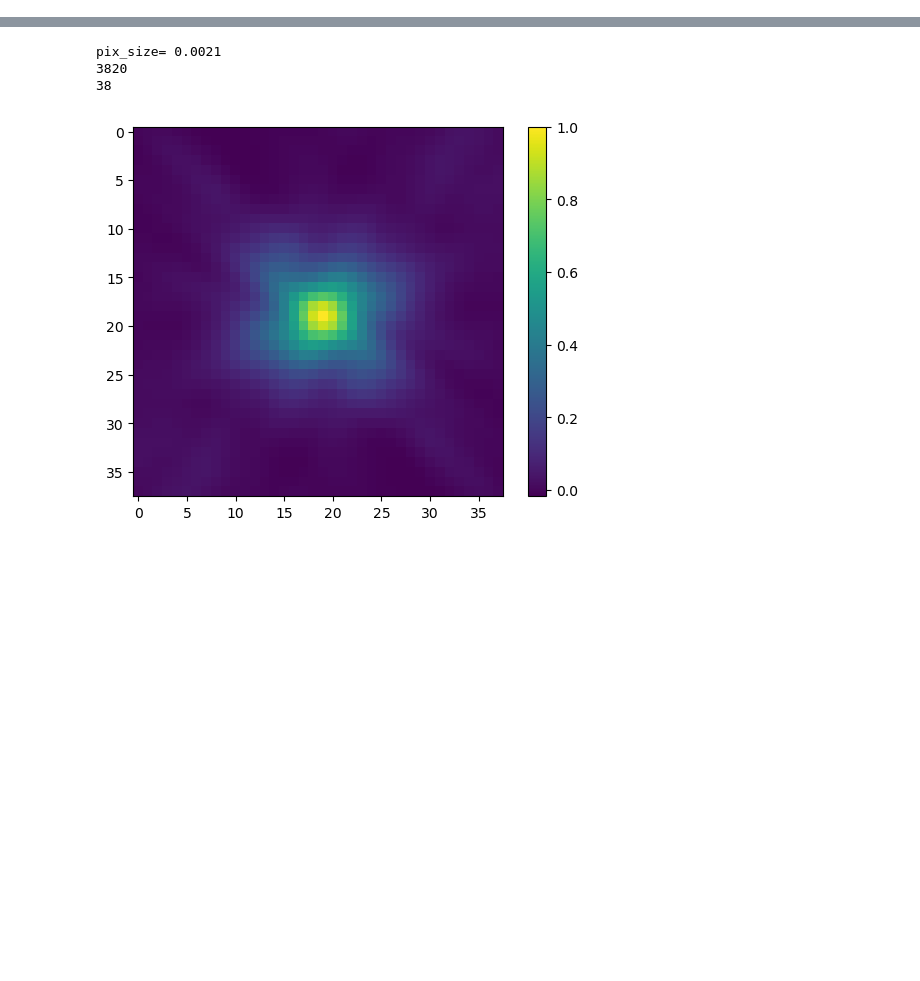
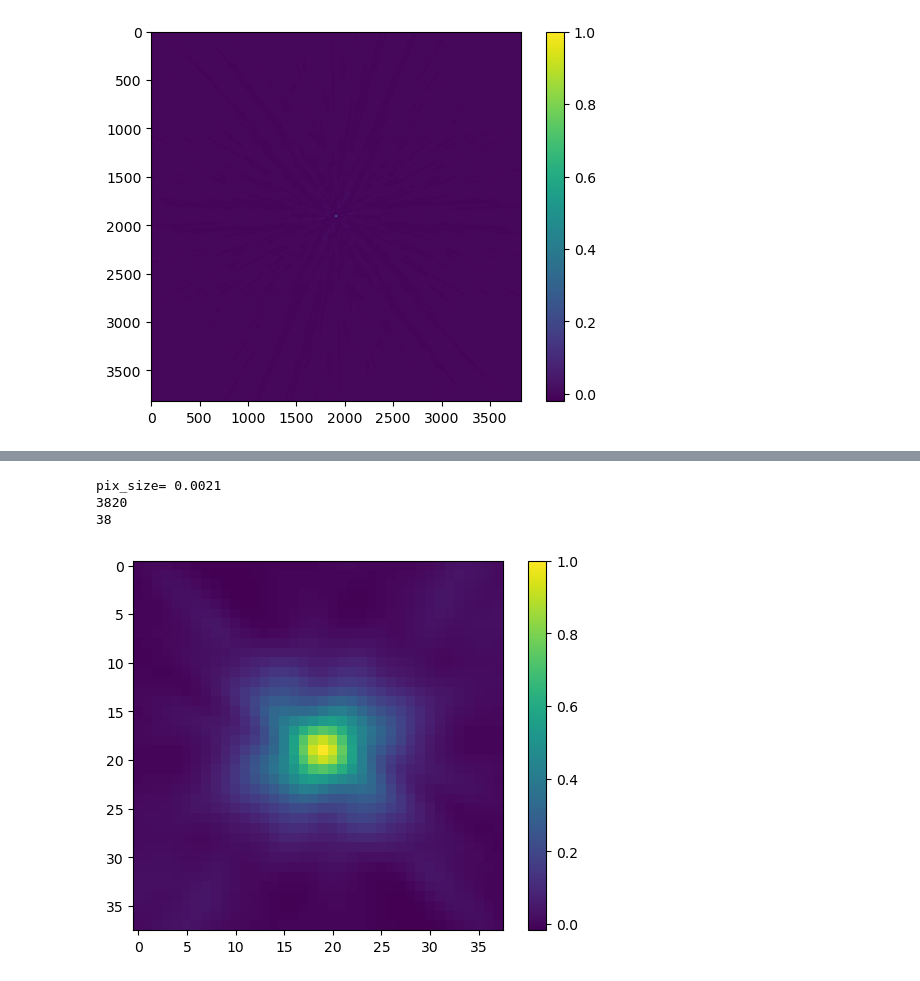
Before and after one commit to citte99/master_thesis_code, a Jupyter notebook: notebooks/alma_psf/gauss_fit_psf.ipynb, the cells around one changed output, grey strips where cells are left out. Cells and saved outputs as stored; diff of their text form; code cells hidden in the pictures; blank space fills up the shorter version.

```diff
--- a/notebooks/alma_psf/gauss_fit_psf.ipynb
+++ b/notebooks/alma_psf/gauss_fit_psf.ipynb
@@ -6,8 +78,9 @@ Loading pytorch/gpu-cuda-12.1/2.2.0
 # %%
 import os
+
 from config import PSFS_DIR
 from astropy.io import fits
-import torch
+from scipy.interpolate import RegularGridInterpolator
 
 psf_name="devon_first_advice_psf_5_pix_16_arcsec"
 
@@ -19,3 +92,79 @@ with fits.open(psf_path) as hdul:
 
 
 psf_tensor = torch.from_numpy(psf_data).float().to("cuda")
+print(f"SHAPE OF PSF = {psf_tensor.shape}")
+
+plot_tensor(psf_tensor)
+
+crop_border = 1890
+# crop to get a good image where to fit the gaussian and get sigma.
+cropped_tensor = psf_tensor[:, :, crop_border:-crop_border, crop_border: - crop_border]
+plot_tensor(cropped_tensor)
+
+
+# get the FWHM in pixels
+
+data=cropped_tensor.cpu().numpy()[0][0]
+H, W = data.shape
+Y, X = np.indices((H, W))  - H//2
+sigma_pix_x, sigma_pix_y = fit_gaussian_and_get_sigma(data)
+print(f"Sigma x pix = {sigma_pix_x}, Sigma y pix = {sigma_pix_y}")
+sigma = np.sqrt(sigma_pix_x * sigma_pix_y ) # geometrical mean
+print(f"Sigma = {sigma}")
+measured_fwhm = 2.* np.sqrt(2* np.log(2.)* sigma)
+
+
+#Now lets build the psf tensor ready to use:
+requested_fwhm_pix = 1.6
+requested_size = 160 # must be two times the image size
+
+# Strategy:
+
+factor = measured_fwhm / requested_fwhm_pix
+X_new, Y_new = (np.indices((requested_size, requested_size))-requested_size//2) * factor
+
+# and now interpolate the values on the new grid
+
+# finally renormalize to 1 for a physical psf.
+psf_data = psf_tensor[0][0].cpu().numpy() if hasattr(psf_tensor[0][0], 'cpu') else psf_tensor[0][0]
+
+H, W = psf_data.shape
+
+# Create 1D coordinate arrays (not 2D grids!)
+y_coords = np.arange(H) - H//2  # Center coordinates
+x_coords = np.arange(W) - W//2
+
+# RegularGridInterpolator expects (grid_y, grid_x) order to match array indexing
+interp = RegularGridInterpolator(
+    (y_coords, x_coords),  # 1D coordinate arrays
+    psf_data,              # 2D data array
+#    method= 'cubic',
+    bounds_error=False,
+    fill_value=0.0
+)
+
+new_data = interp((X_new, Y_new))
+
+
+#watch out to the normalization!! here we scale the max of the main lobe to the max of the gaussian
+from noise_applicator.noisers.base_noiser import GaussPSF
+psf = GaussPSF(FWHM_arcsec=0.16)
+max_gauss_psf = psf.get_max(pixel_scale = 0.01)
+
+print(max_gauss_psf)
+
+# THIS NORMALIZES ONLY FOR THE POSITIVE VALUES
+# new_psf_tensor = new_data / (new_data.max()) * max_gauss_psf
+# psf_positive_sum = new_data[new_data > 0].sum()
+# new_psf_tensor = new_data / psf_positive_sum
+
+plt.imshow(new_psf_tensor)
+plt.colorbar()
+plt.show()
+
+print(f"psf sum should be 1 for gauss, here it is {new_psf_tensor.sum()}")
+
+name_psf = "temp_bad_psf"
+os.makedirs(PSFS_DIR / "processed_psfs", exist_ok=True)
+torch.save(new_psf_tensor, PSFS_DIR /"processed_psfs" / (name_psf + ".pth"))
+# %% [output]
@@ -21,0 +172 @@ psf_tensor = torch.from_numpy(psf_data).float().to("cuda")
+[figure, added]
```
Also changed, not shown: parts of 7 cells of this notebook, 4 other files.
